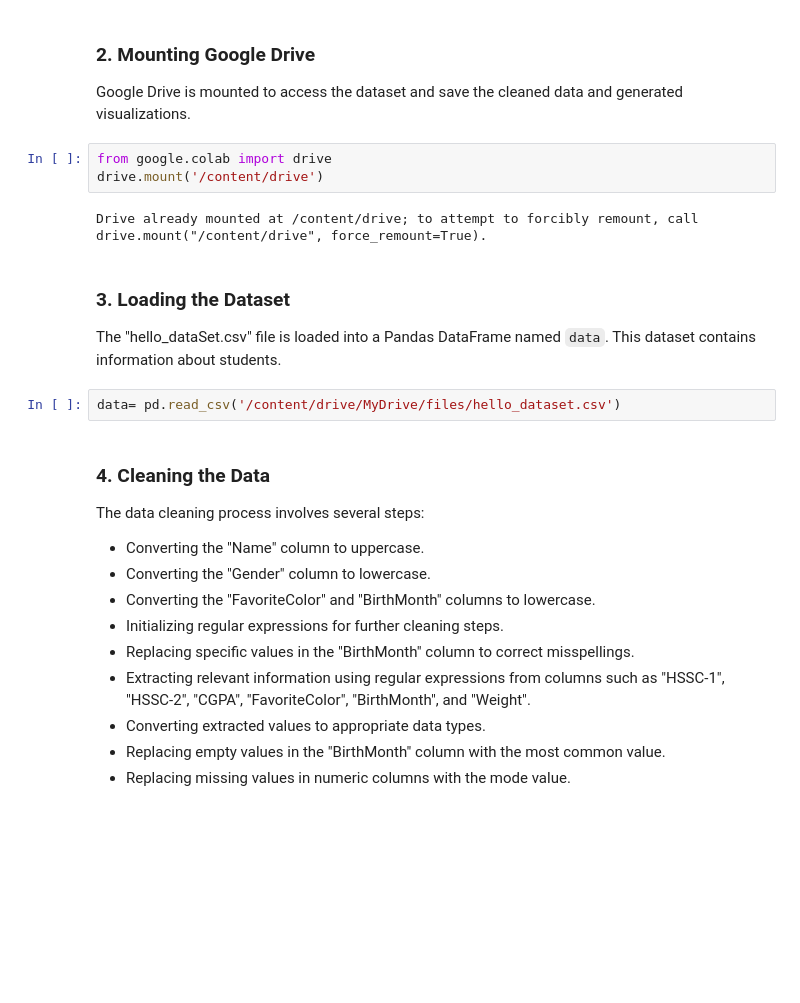
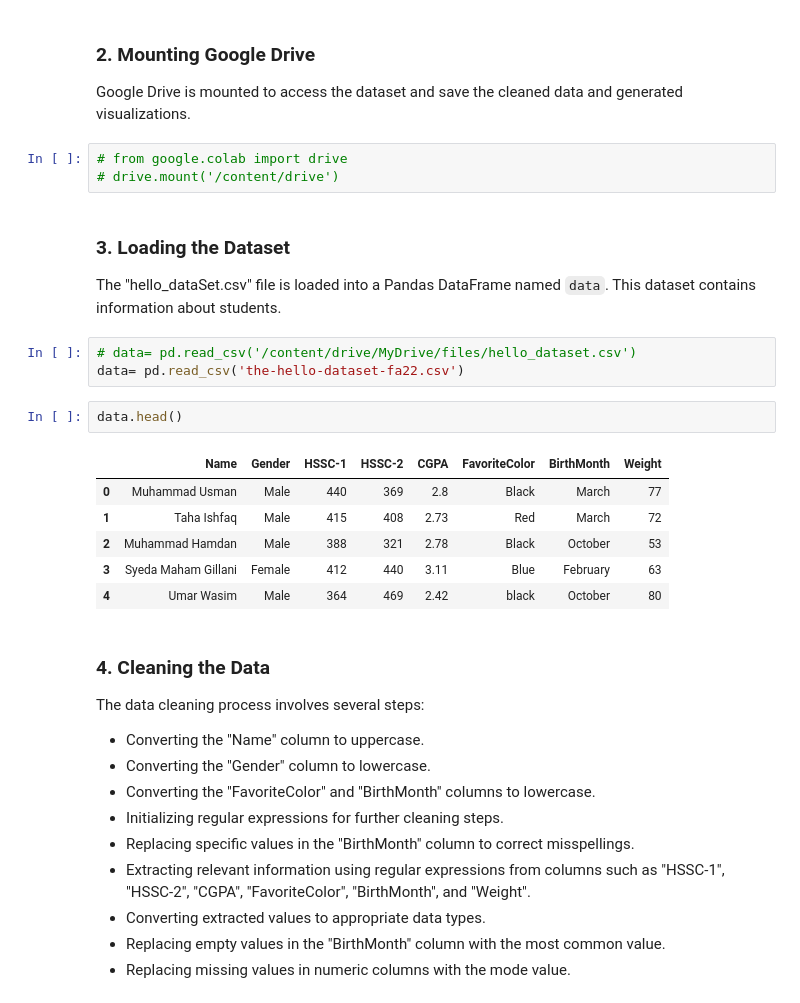
Before and after one commit to yalmaz-ali/Data-Analytics, a Jupyter notebook: Data_Analytic.ipynb, the cells around one changed output. Drawn from its saved outputs; the diff is of its cells as text; blank space fills up the shorter version.

```diff
--- a/Data_Analytic.ipynb
+++ b/Data_Analytic.ipynb
@@ -31,15 +43,23 @@ Requirement already satisfied: six>=1.5 in /usr/local/lib/python3.10/dist-packag
 ### 2. Mounting Google Drive
 Google Drive is mounted to access the dataset and save the cleaned data and generated visualizations.
 # %%
-from google.colab import drive
-drive.mount('/content/drive')
+# from google.colab import drive
+# drive.mount('/content/drive')
-# %% [output]
-Drive already mounted at /content/drive; to attempt to forcibly remount, call drive.mount("/content/drive", force_remount=True).
 # %% [markdown]
 ### 3. Loading the Dataset
 The "hello_dataSet.csv" file is loaded into a Pandas DataFrame named `data`. This dataset contains information about students.
 # %%
-data= pd.read_csv('/content/drive/MyDrive/files/hello_dataset.csv')
+# data= pd.read_csv('/content/drive/MyDrive/files/hello_dataset.csv')
+data= pd.read_csv('the-hello-dataset-fa22.csv')
+# %%
+data.head()
+# %% [output]
+|  | Name | Gender | HSSC-1 | HSSC-2 | CGPA | FavoriteColor | BirthMonth | Weight |
+| 0 | Muhammad Usman | Male | 440 | 369 | 2.8 | Black | March | 77 |
+| 1 | Taha Ishfaq | Male | 415 | 408 | 2.73 | Red | March | 72 |
+| 2 | Muhammad Hamdan | Male | 388 | 321 | 2.78 | Black | October | 53 |
+| 3 | Syeda Maham Gillani | Female | 412 | 440 | 3.11 | Blue | February | 63 |
+| 4 | Umar Wasim | Male | 364 | 469 | 2.42 | black | October | 80 |
 # %% [markdown]
 ### 4. Cleaning the Data
 The data cleaning process involves several steps:
```
Also changed, not shown: parts of 12 cells of this notebook, 8 other files.
